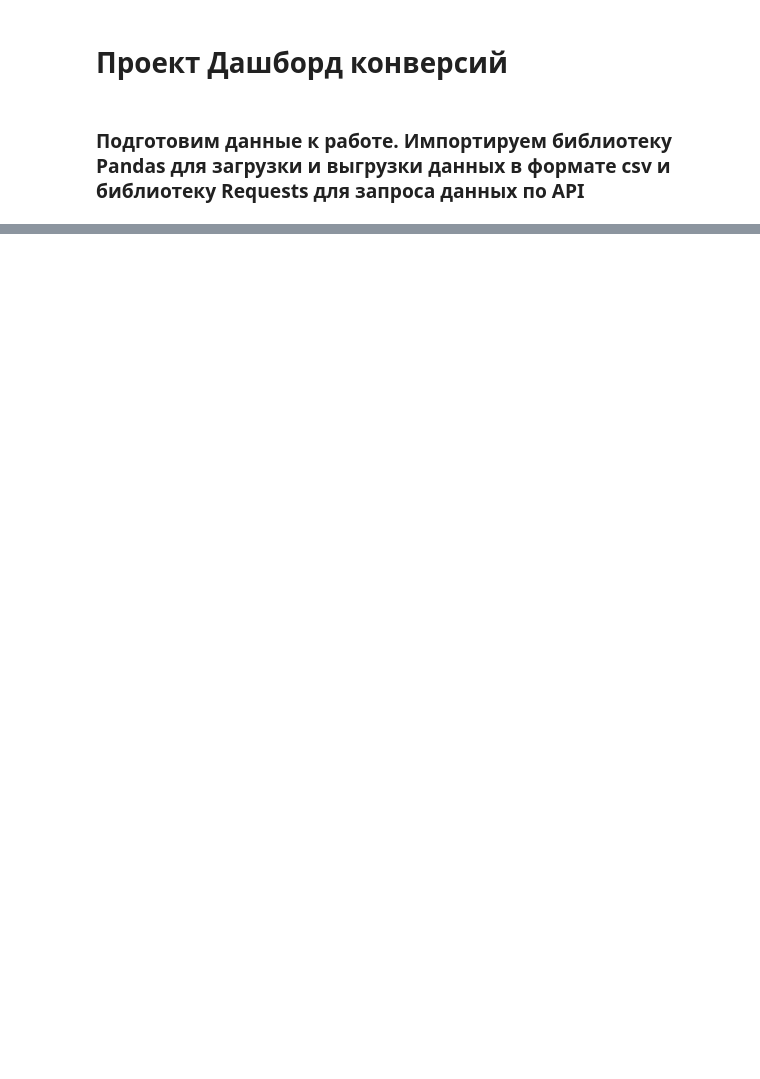
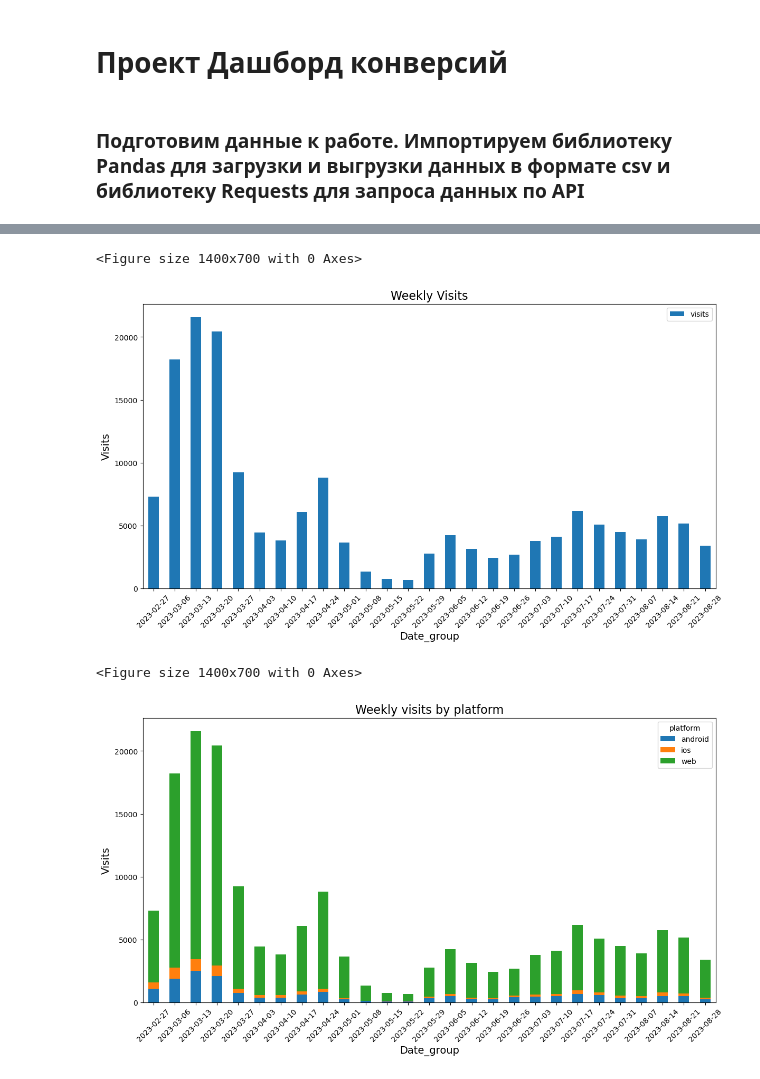
Before and after one commit to LetnerOk/data-analytics-project-100, a Jupyter notebook: Dashboard_Convertion.ipynb, the cells around one changed output, grey strips where cells are left out. Saved outputs shown, nothing was run; the diff lists cells and outputs as text; code cells hidden in the pictures; blank space fills up the shorter version.

```diff
--- a/Dashboard_Convertion.ipynb
+++ b/Dashboard_Convertion.ipynb
@@ -86,0 +200,3 @@ df_regist_api.info
+# %%
+df_merged_conv = pd.merge(df_agreegated_visit, df_agreegated_regist, on=['date_group', 'platform'])
+df_merged_conv.head()
@@ -86,0 +329,15 @@ df_regist_api.info
+# %%
+def weekly_data(df):
+    conv_w = df.copy()
+    conv_w['date_week'] = pd.to_datetime(conv_w ['date_group'])
+    conv_w['date_week'] = conv_w['date_week'].dt.to_period('W').dt.start_time.dt.date
+    df_conv_week_platform = conv_w.groupby(['date_week', 'platform']).sum(['visits', 'registrations']).reset_index()
+    df_conv_week = conv_w.groupby(['date_week']).sum(['visits', 'registrations']).reset_index()
+    df_conv_week_platform['conversion'] = (df_conv_week_platform['registrations'] / df_conv_week_platform['visits']) * 100
+    #df_conv_week = df_conv_w[['date_week', 'platform', 'visits', 'registrations']]
+    df_conv_week['conversion'] = (df_conv_week['registrations'] / df_conv_week['visits']) * 100
+    #df_conv_week.head(200)
+    return df_conv_week, df_conv_week_platform
+
+df_conv_week, df_conv_week_platform = weekly_data(df_merged_conv_sort)
+df_conv_week.head()
@@ -86,0 +351,31 @@ df_regist_api.info
+# %%
+def visualizated_visits(df_w, df_w_p):
+        #Create bar chart for weekly visits by date_group without platform
+    plt.figure(figsize=(14, 7))
+#    visits_platform = df_w.pivot_table(index='date_week', columns='visits', fill_value=0)
+    df_w.plot(kind='bar', y='visits', x='date_week', stacked=False, figsize=(14, 7))
+    plt.xticks(rotation=45)
+    plt.title('Weekly Visits', fontsize=16) # заголовок
+    plt.xlabel("Date_group", fontsize=14) # ось абсцисс
+    plt.ylabel("Visits", fontsize=14) # ось ординат
+    plt.savefig(f'./charts/Weekly_Visits.png')
+
+
+    #Create bar chart for weekly visits by date_group and platform
+    plt.figure(figsize=(14, 7))
+    visits_platform = df_w_p.pivot_table(index='date_week', columns='platform', values='visits', fill_value=0)
+    visits_platform.plot(kind='bar', stacked=True, figsize=(14, 7))
+    plt.xticks(rotation=45)
+    plt.title('Weekly visits by platform', fontsize=16) # заголовок
+    plt.xlabel("Date_group", fontsize=14) # ось абсцисс
+    plt.ylabel("Visits", fontsize=14) # ось ординат
+    plt.savefig(f'./charts/Weekly_Visits_by_platform.png')
+
+
+
+visualizated_visits(df_conv_week, df_conv_week_platform)
+# %% [output]
+<Figure size 1400x700 with 0 Axes>
+[figure, added]
+<Figure size 1400x700 with 0 Axes>
+[figure, added]
```
Also changed, not shown: parts of 62 cells of this notebook.
